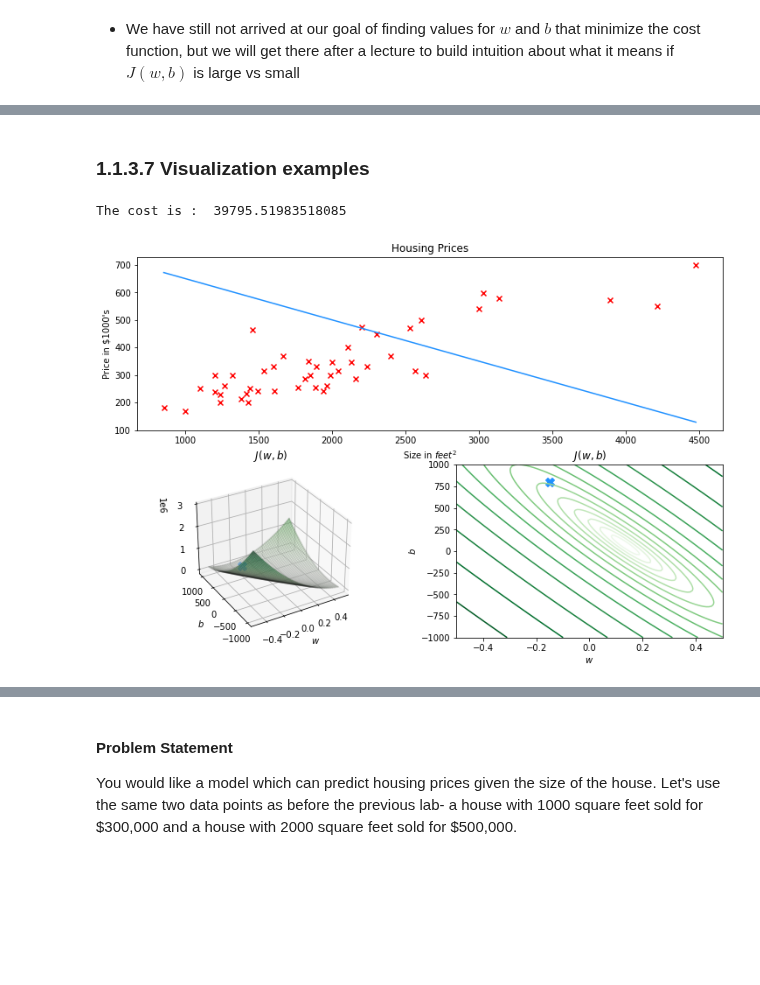
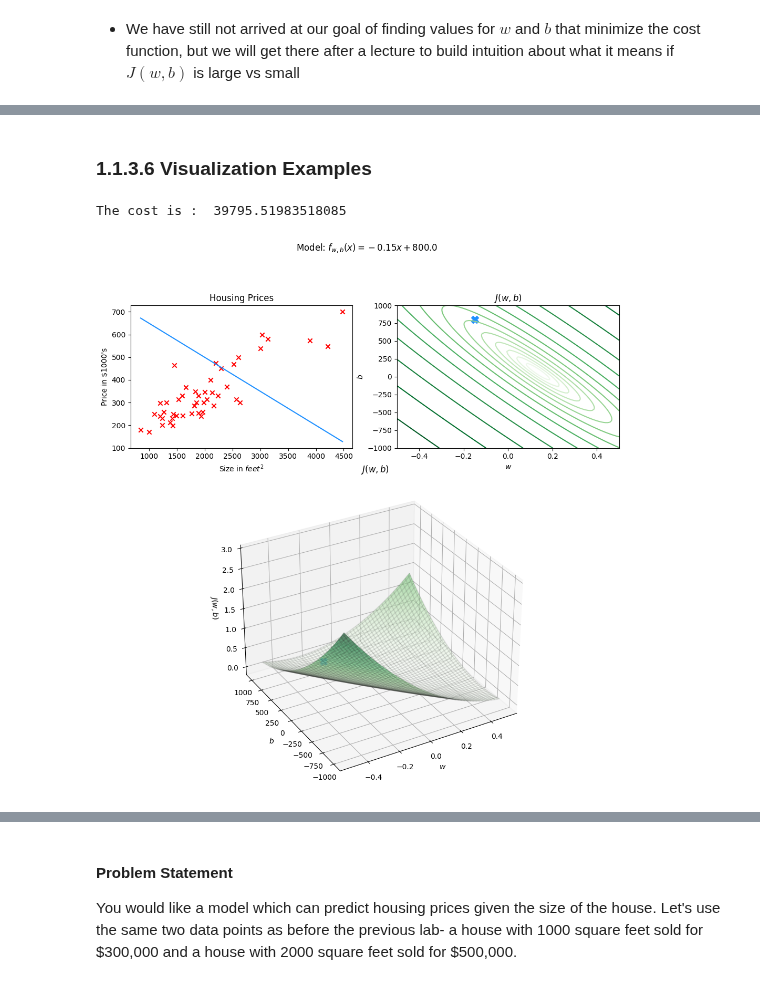
Before and after one commit to PaulToronto/Stanford-Andrew-Ng-Machine-Learning-Specialization, a Jupyter notebook: 1_1_Introduction_to_Machine_Learning.ipynb, the cells around one changed output, grey strips where cells are left out. Cells and saved outputs as stored; diff of their text form; code cells hidden in the pictures; blank space fills up the shorter version.

```diff
--- a/1_1_Introduction_to_Machine_Learning.ipynb
+++ b/1_1_Introduction_to_Machine_Learning.ipynb
@@ -551,43 +541,46 @@ $
 # %%
 fig, (ax1, ax2) = plt.subplots(1, 2, figsize=(12, 6))
-ax1.set_xticks([1, 2, 3])
+
+ax1.set_xticks([0, 1, 2, 3])
 ax1.grid()
-ax1.set_xlabel('x')
-ax1.set_ylabel('y')
+ax1.set_xlabel('$x$')
+ax1.set_ylabel('$y$')
 ax1.set_title('$f_w(x)$')
+
 ax2.grid()
-ax2.set_xlabel('w')
-ax2.set_ylabel('J(w)')
+ax2.set_xlabel('$w$')
+ax2.set_ylabel('$J(w)$')
 ax2.set_title('$J(w)$')
 
-# training set
-training_set = pd.DataFrame({'x' : [1, 2, 3], 'y' : [1, 2, 3]})
+feature = training_data['x'].values
+target = training_data['y'].values
 
 # plot training set
-ax1.scatter(training_set['x'], training_set['y'],
+ax1.scatter(feature, target,
             marker='x', color='black', s=100)
 
 # w takes on these values and colours
 ws = np.arange(-3, 5.1, 0.5)
 colors = plt.cm.jet(np.linspace(0, 1, len(ws)))
 
-# model: w is variable
-domain = np.array([1, 2, 3])
-f = lambda w: w * domain
+# model: w can take on a range of values
+f = lambda w: w * feature
 
-# cost function: w is variable
-m = len(training_set)
-J = lambda w: (1/(2*m)) * sum((f(w) - domain)**2)
+# cost function: w can take on a range of values
+m = len(training_data)
+J = lambda w: (1/(2*m)) * sum((f(w) - target)**2)
+J_alt = lambda w: (1/6) * (14 * w**2 - 28 * w + 14)
 
 # plot the model in ax1
 # plot the value returned by the cost function in ax2
 for i, w in enumerate(ws):
-    ax1.plot(domain, f(w), color=colors[i])
-    ax2.plot(w, J(w) , marker='.', markersize=20, color=colors[i], label=w)
+    ax1.plot(feature, f(w), color=colors[i])
+    ax2.plot(w, J(w), marker='.', color=colors[i], markersize=20, label=w)
+    ax2.plot(w, J_alt(w), marker='.', color='white', markersize=5)
 
-J_domain = ws.reshape(len(ws), 1)
-J_alt = lambda w: (1/6) * (14 * w**2 - 28 * w + 14)
-ax2.plot(J_domain, J_alt(J_domain), color='silver')
+# plot the continuous cost function
+ax2.plot(ws, [J(w) for w in ws], color='silver')
+ax2.plot(ws, J_alt(ws), linestyle='--', color='white')
 
 plt.legend(title='w')
 plt.show()
@@ -666,13 +671,13 @@ The cost is :  83683.98284050002
 # %% [markdown]
-### 1.1.3.7 Visualization examples
+### 1.1.3.6 Visualization Examples
 # %%
 w = -0.15
 b = 800
 
-plot_portland_housing(w, b)
+plot_portland_housing(x_train, y_train, w, b)
 # %% [output]
 The cost is :  39795.51983518085
-[figure, old version]
+[figure, new version]
 # %%
 w = 0
 b = 360
```
Also changed, not shown: parts of 162 cells of this notebook.
